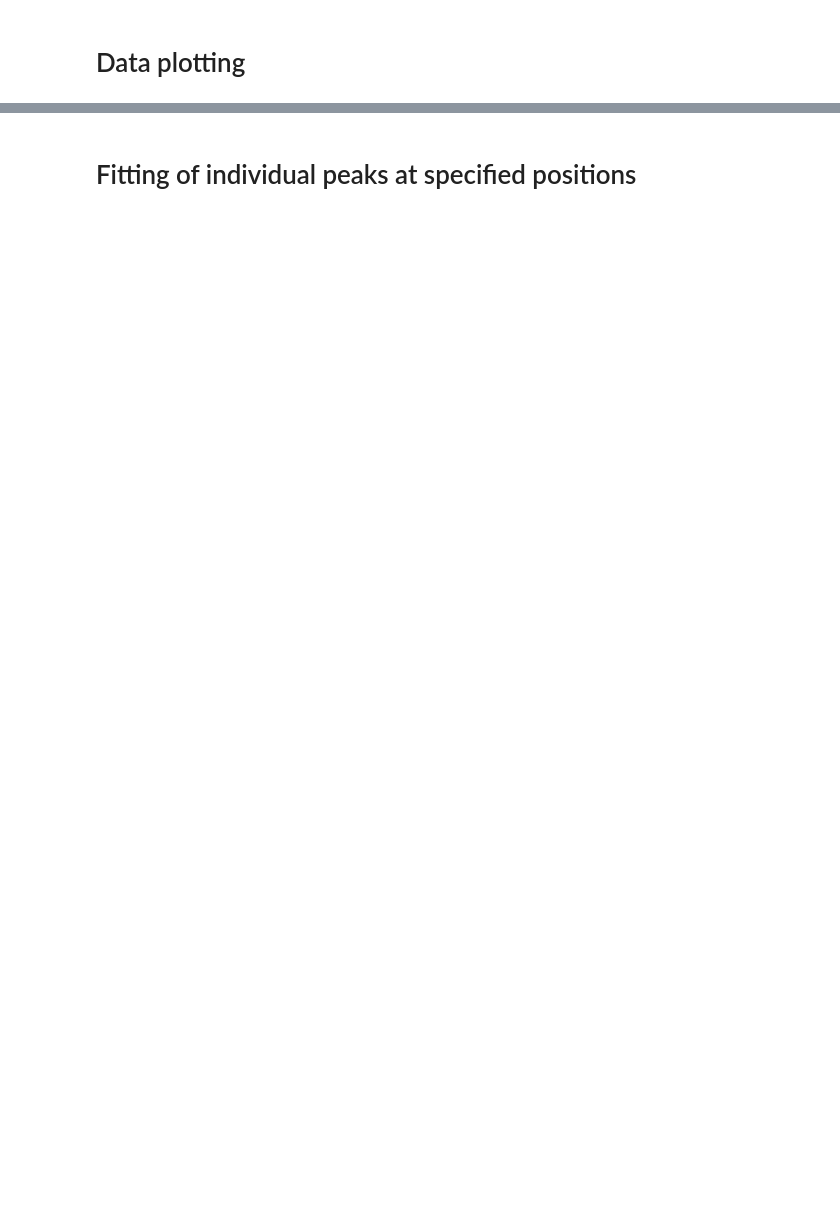
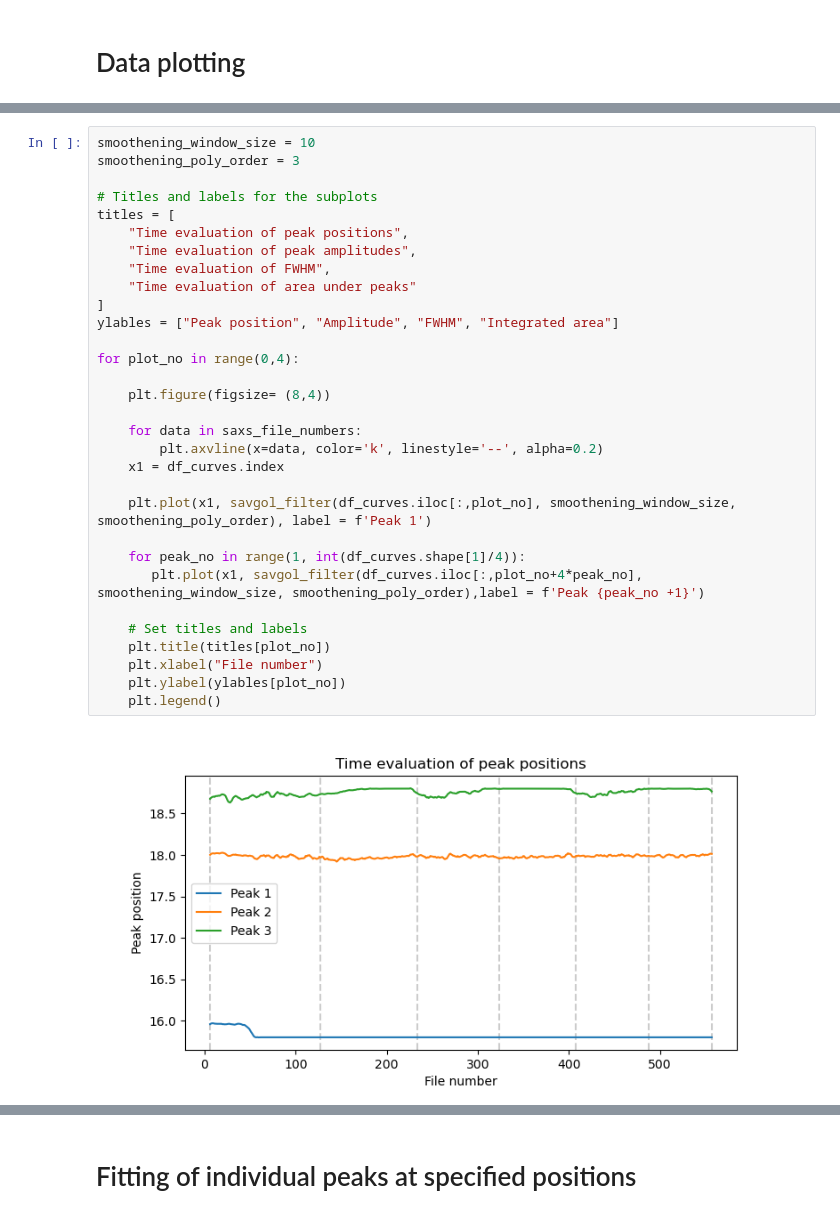
Before and after one commit to PronoyDutta/SAXS_WAXS, a Jupyter notebook: under_development/fitting_data.ipynb, the cells around one changed output, grey strips where cells are left out. Cells and saved outputs as stored; diff of their text form; blank space fills up the shorter version.

```diff
--- a/under_development/fitting_data.ipynb
+++ b/under_development/fitting_data.ipynb
@@ -677,0 +636,33 @@ for entry in range(0,3):
+# %%
+smoothening_window_size = 10
+smoothening_poly_order = 3
+
+# Titles and labels for the subplots
+titles = [
+    "Time evaluation of peak positions",
+    "Time evaluation of peak amplitudes",
+    "Time evaluation of FWHM",
+    "Time evaluation of area under peaks"
+]
+ylables = ["Peak position", "Amplitude", "FWHM", "Integrated area"]
+
+for plot_no in range(0,4):
+
+    plt.figure(figsize= (8,4))
+
+    for data in saxs_file_numbers:
+        plt.axvline(x=data, color='k', linestyle='--', alpha=0.2)
+    x1 = df_curves.index
+
+    plt.plot(x1, savgol_filter(df_curves.iloc[:,plot_no], smoothening_window_size, smoothening_poly_order), label = f'Peak 1')
+
+    for peak_no in range(1, int(df_curves.shape[1]/4)):
+       plt.plot(x1, savgol_filter(df_curves.iloc[:,plot_no+4*peak_no], smoothening_window_size, smoothening_poly_order),label = f'Peak {peak_no +1}')
+
+    # Set titles and labels
+    plt.title(titles[plot_no])
+    plt.xlabel("File number")
+    plt.ylabel(ylables[plot_no])
+    plt.legend()
+# %% [output]
+[figure, added]
```
Also changed, not shown: parts of 10 cells of this notebook.
